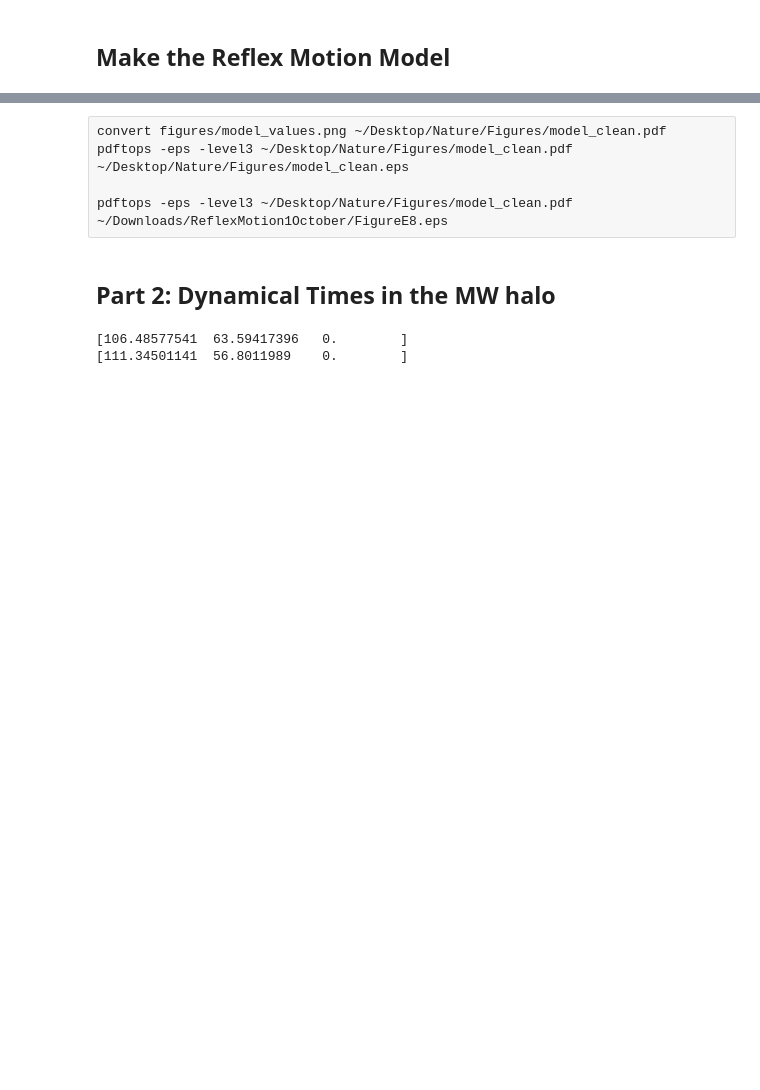
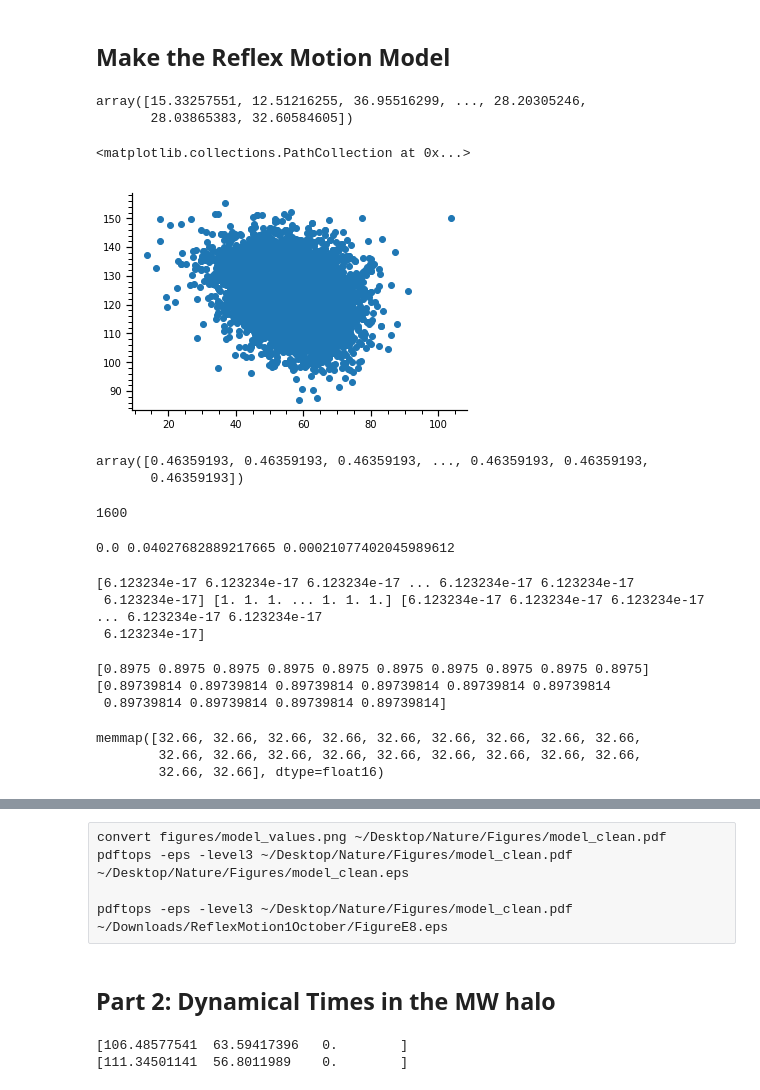
Before and after one commit to michael-petersen/ReflexMotion, a Jupyter notebook: Dynamical-Analysis.ipynb, the cells around one changed output, grey strips where cells are left out. Cells and saved outputs as stored; diff of their text form; code cells hidden in the pictures; blank space fills up the shorter version.

Commit message:
we never actually included the posteriors?

```diff
--- a/Dynamical-Analysis.ipynb
+++ b/Dynamical-Analysis.ipynb
@@ -71,0 +96,12 @@ xx,yy,bhbw = kde_3d.total_kde_two(bhbl,-bhbb,\
+# %%
+ALL     = pr.read_posterior('/Users/mpetersen/Dropbox/mike/data/all_d040150_sgr20_L3000_cov.posteriors2')
+
+ALL['vtravel']
+# %% [output]
+array([15.33257551, 12.51216255, 36.95516299, ..., 28.20305246,
+       28.03865383, 32.60584605])
+# %%
+plt.scatter(ALL['phi'],90-ALL['theta'])
+# %% [output]
+<matplotlib.collections.PathCollection at 0x...>
+[figure, added]
@@ -71,0 +123,24 @@ xx,yy,bhbw = kde_3d.total_kde_two(bhbl,-bhbb,\
+# %%
+xv
+# %% [output]
+array([0.46359193, 0.46359193, 0.46359193, ..., 0.46359193, 0.46359193,
+       0.46359193])
+# %%
+b[100].astype('float16')
+b.size
+# %% [output]
+1600
+# %%
+sep = haversine(l, b, 0.0, 0.0,deg=False)
+print(l[sep.argmin()],b[sep.argmin()],mub[sep.argmin()])
+# %% [output]
+0.0 0.04027682889217665 0.00021077402045989612
+# %%
+phi = 90
+theta = 90
+l,b,xv,yv,zv = rm.make_model_cartesian(phi,theta,psi=psi,pointres=pointres,travel=travel,flip=True)
+print(xv,yv,zv)
+# %% [output]
+[6.123234e-17 6.123234e-17 6.123234e-17 ... 6.123234e-17 6.123234e-17
+ 6.123234e-17] [1. 1. 1. ... 1. 1. 1.] [6.123234e-17 6.123234e-17 6.123234e-17 ... 6.123234e-17 6.123234e-17
+ 6.123234e-17]
@@ -71,0 +181,13 @@ xx,yy,bhbw = kde_3d.total_kde_two(bhbl,-bhbb,\
+# %%
+#M = np.memmap('/Users/mpetersen/Downloads/PP20_correction_model.txt',dtype='float16',shape=(nsamples,5,pointres*pointres))
+
+
+M = np.memmap('/Users/mpetersen/Downloads/PP20_correction_model_cartesian.txt',dtype='float16',shape=(nsamples,5,pointres*pointres))
+
+
+print(M[nsamples-1,1,0:10])
+print(b[0:10])
+# %% [output]
+[0.8975 0.8975 0.8975 0.8975 0.8975 0.8975 0.8975 0.8975 0.8975 0.8975]
+[0.89739814 0.89739814 0.89739814 0.89739814 0.89739814 0.89739814
+ 0.89739814 0.89739814 0.89739814 0.89739814]
@@ -71,0 +239,6 @@ xx,yy,bhbw = kde_3d.total_kde_two(bhbl,-bhbb,\
+# %%
+M[6,3,0:20]
+# %% [output]
+memmap([32.66, 32.66, 32.66, 32.66, 32.66, 32.66, 32.66, 32.66, 32.66,
+        32.66, 32.66, 32.66, 32.66, 32.66, 32.66, 32.66, 32.66, 32.66,
+        32.66, 32.66], dtype=float16)
```
Also changed, not shown: parts of 20 cells of this notebook, 23 other files.
